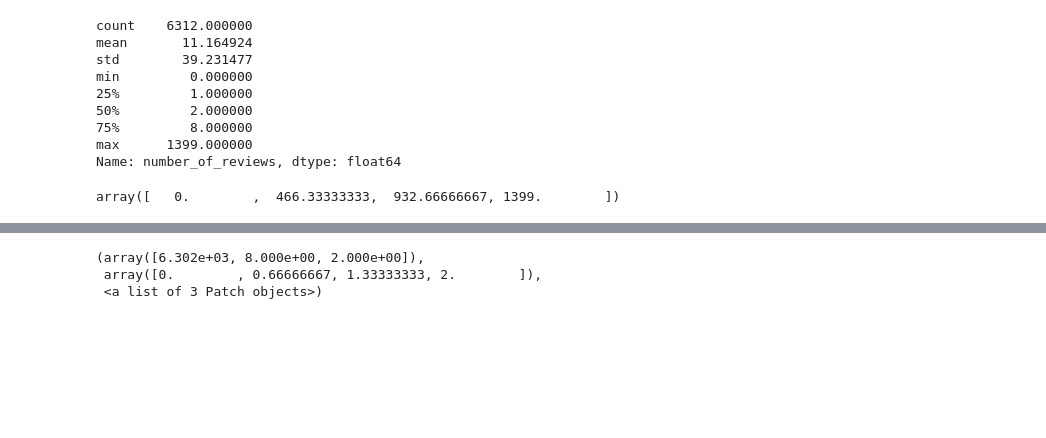
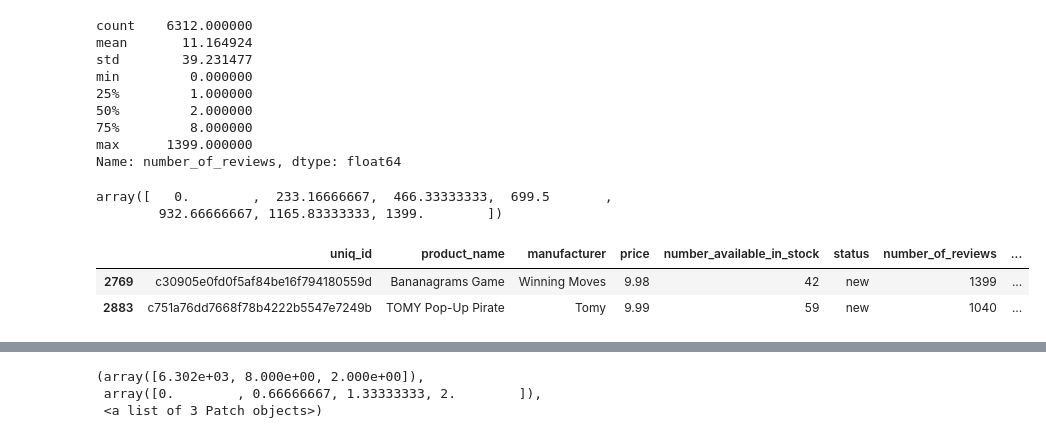
Before and after one commit to sekharmm/mandava_IT533, a Jupyter notebook: week2_lab.ipynb, the cells around one changed output, grey strips where cells are left out. Saved outputs shown, nothing was run; the diff lists cells and outputs as text; code cells hidden in the pictures; blank space fills up the shorter version.

```diff
--- a/week2_lab.ipynb
+++ b/week2_lab.ipynb
@@ -160,12 +182,19 @@ min         0.000000
 max      1399.000000
 Name: number_of_reviews, dtype: float64
 # %%
-bins = np.linspace(amazon.number_of_reviews.min(),amazon.number_of_reviews.max(),4)
+bins = np.linspace(amazon.number_of_reviews.min(),amazon.number_of_reviews.max(),7)
 bins
 # %% [output]
-array([   0.        ,  466.33333333,  932.66666667, 1399.        ])
+array([   0.        ,  233.16666667,  466.33333333,  699.5       ,
+        932.66666667, 1165.83333333, 1399.        ])
 # %%
 labels = ['small', 'medium', 'high']
 # %%
 amazon3=amazon
 amazon3['bins'] = pd.cut(amazon3['number_of_reviews'], bins=bins, labels=labels, include_lowest=True)
+# %%
+amazon3[amazon3.number_of_reviews>=1000]
+# %% [output]
+|  | uniq_id | product_name | manufacturer | price | number_available_in_stock | status | number_of_reviews | ... |
+| 2769 | c30905e0fd0f5af84be16f794180559d | Bananagrams Game | Winning Moves | 9.98 | 42 | new | 1399 | ... |
+| 2883 | c751a76dd7668f78b4222b5547e7249b | TOMY Pop-Up Pirate | Tomy | 9.99 | 59 | new | 1040 | ... |
```
Also changed, not shown: parts of 9 cells of this notebook.
